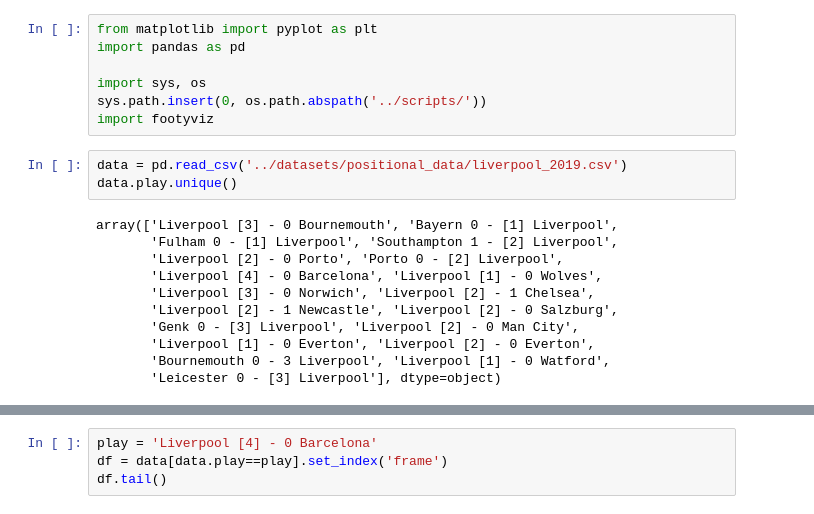
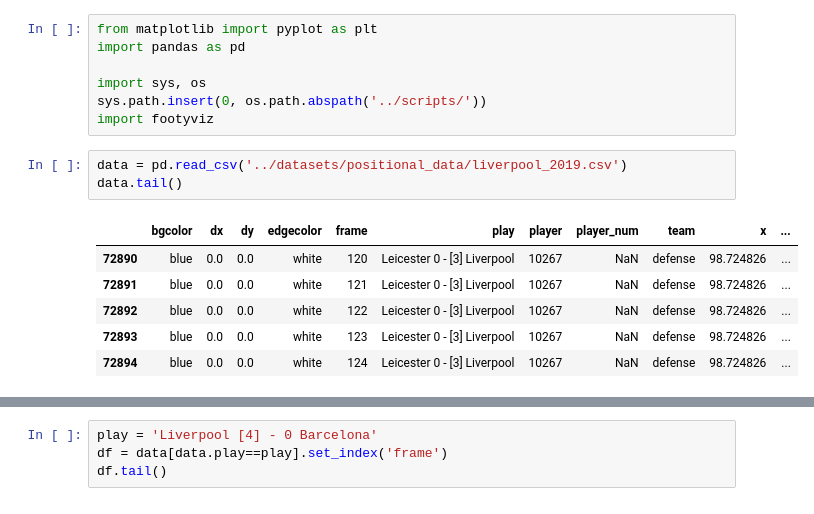
Before and after one commit to rjtavares/football-crunching, a Jupyter notebook: notebooks/basics of editing with moviepy.ipynb, the cells around one changed output, grey strips where cells are left out. Cells and saved outputs as stored; diff of their text form.

```diff
--- a/notebooks/basics of editing with moviepy.ipynb
+++ b/notebooks/basics of editing with moviepy.ipynb
@@ -7,15 +7,11 @@ sys.path.insert(0, os.path.abspath('../scripts/'))
 import footyviz
 # %%
 data = pd.read_csv('../datasets/positional_data/liverpool_2019.csv')
-data.play.unique()
+data.tail()
 # %% [output]
-array(['Liverpool [3] - 0 Bournemouth', 'Bayern 0 - [1] Liverpool',
-       'Fulham 0 - [1] Liverpool', 'Southampton 1 - [2] Liverpool',
-       'Liverpool [2] - 0 Porto', 'Porto 0 - [2] Liverpool',
-       'Liverpool [4] - 0 Barcelona', 'Liverpool [1] - 0 Wolves',
-       'Liverpool [3] - 0 Norwich', 'Liverpool [2] - 1 Chelsea',
-       'Liverpool [2] - 1 Newcastle', 'Liverpool [2] - 0 Salzburg',
-       'Genk 0 - [3] Liverpool', 'Liverpool [2] - 0 Man City',
-       'Liverpool [1] - 0 Everton', 'Liverpool [2] - 0 Everton',
-       'Bournemouth 0 - 3 Liverpool', 'Liverpool [1] - 0 Watford',
-       'Leicester 0 - [3] Liverpool'], dtype=object)
+|  | bgcolor | dx | dy | edgecolor | frame | play | player | player_num | team | x | ... |
+| 72890 | blue | 0.0 | 0.0 | white | 120 | Leicester 0 - [3] Liverpool | 10267 | NaN | defense | 98.724826 | ... |
+| 72891 | blue | 0.0 | 0.0 | white | 121 | Leicester 0 - [3] Liverpool | 10267 | NaN | defense | 98.724826 | ... |
+| 72892 | blue | 0.0 | 0.0 | white | 122 | Leicester 0 - [3] Liverpool | 10267 | NaN | defense | 98.724826 | ... |
+| 72893 | blue | 0.0 | 0.0 | white | 123 | Leicester 0 - [3] Liverpool | 10267 | NaN | defense | 98.724826 | ... |
+| 72894 | blue | 0.0 | 0.0 | white | 124 | Leicester 0 - [3] Liverpool | 10267 | NaN | defense | 98.724826 | ... |
```
Also changed, not shown: parts of 7 cells of this notebook.
